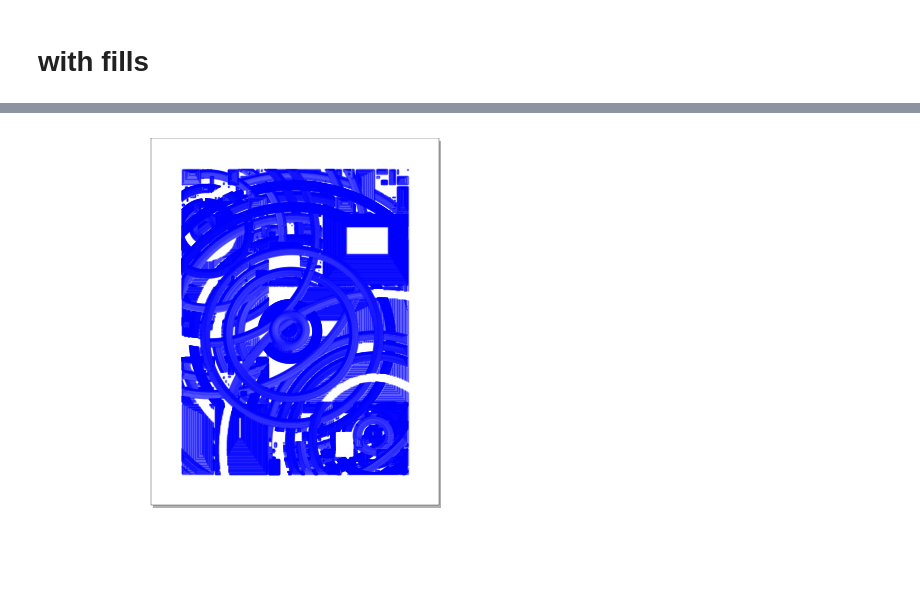
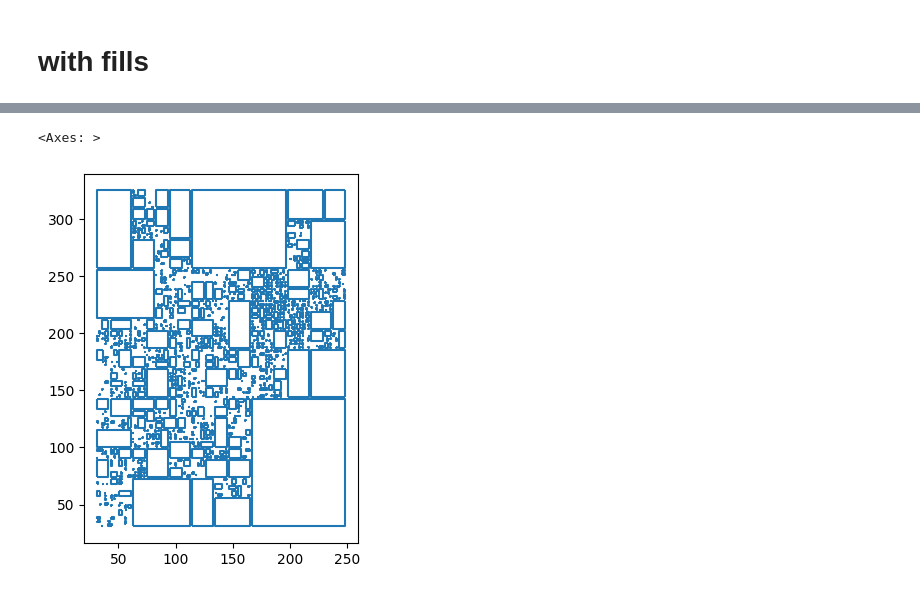
Before and after one commit to ANaka/brr, a Jupyter notebook: projects/dashing/dashing/20230403_cross_composition.ipynb, the cells around one changed output, grey strips where cells are left out. Saved outputs shown, nothing was run; the diff lists cells and outputs as text; code cells hidden in the pictures; blank space fills up the shorter version.

```diff
--- a/projects/dashing/dashing/20230403_cross_composition.ipynb
+++ b/projects/dashing/dashing/20230403_cross_composition.ipynb
@@ -282,9 +143,0 @@ fill_mls = merge_LineStrings(masked.to_list())
-# %%
-sk = vsketch.Vsketch()
-sk.scale('1mm')
-sk.penWidth('0.05mm')
-sk.size(paper.page_format_mm)
-sk.geometry(make_like(fill_mls, drawbox))
-sk.display()
-# %% [output]
-[figure, removed]
@@ -292,0 +144,16 @@ sk.vpype('splitall linemerge linesort')
+# %%
+phi = (1 + 5 ** 0.5) / 2
+xgen = Prm(1/phi)
+
+split_func = partial(split_along_longest_side_of_min_rectangle, xgen=xgen)
+continue_func = partial(bino_draw, p_continue=0.87)
+polys = flex_rule_recursive_split(poly=drawbox, split_func=split_func, continue_func=continue_func, depth=0, depth_limit=14)
+gdf = gpd.GeoDataFrame(geometry=polys)
+gdf.geometry = gdf.geometry.buffer(-0.9, cap_style='square')
+gdf = gdf[~gdf.geometry.is_empty]
+
+
+gdf.boundary.plot()
+# %% [output]
+<Axes: >
+[figure, added]
```
Also changed, not shown: parts of 38 cells of this notebook, 1 other file.
